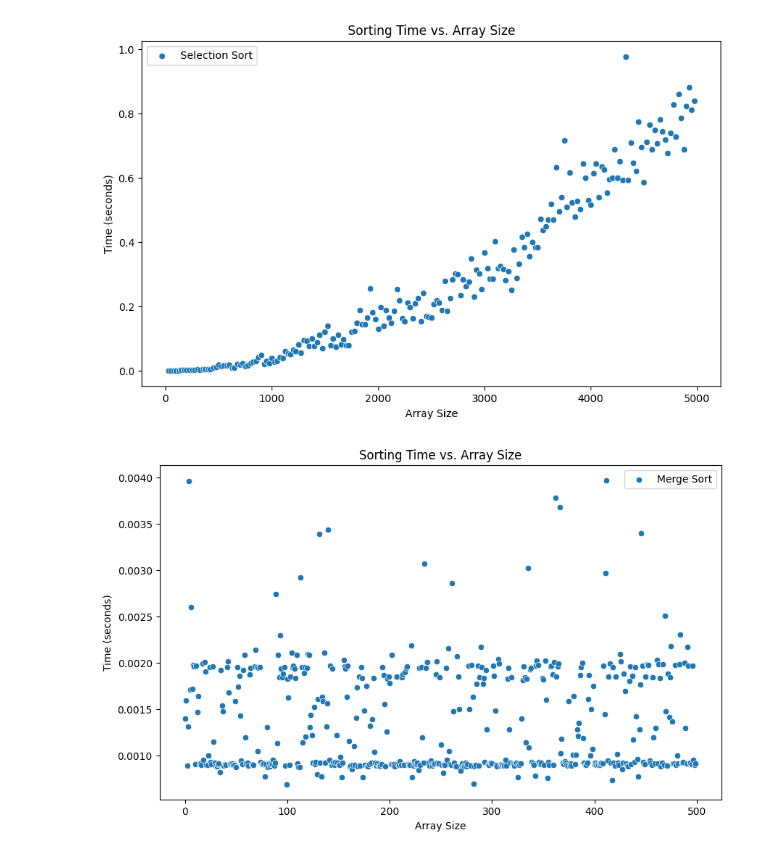
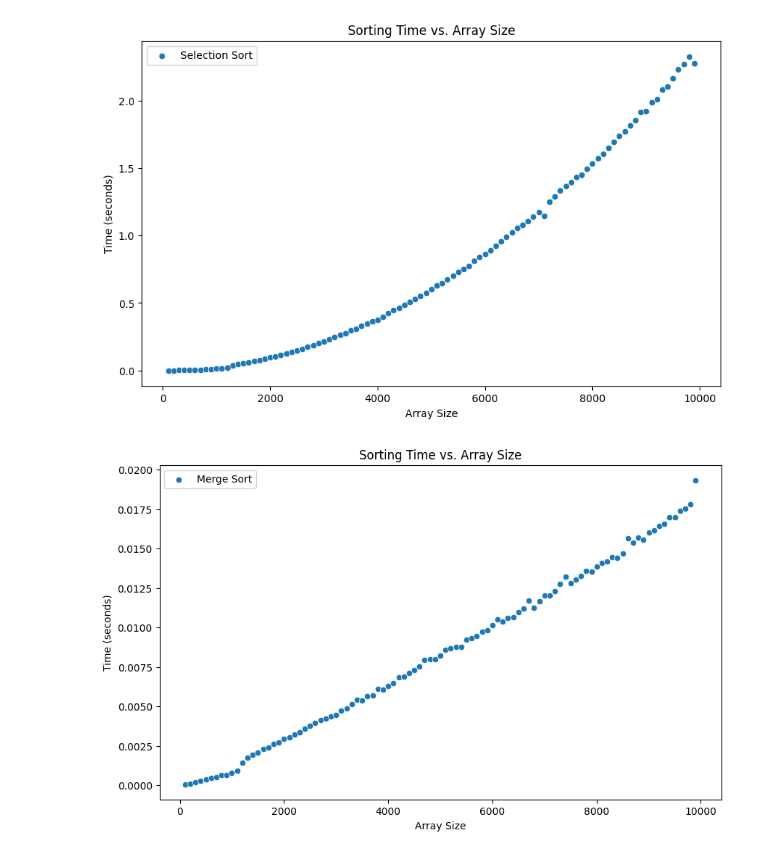
Before and after one commit to DesafianteHarmoniaCeleste/Statistics, a Jupyter notebook: Estatistica.ipynb, the cells around one changed output. Drawn from its saved outputs; the diff is of its cells as text; code cells hidden in the pictures.

Commit message:
boxplot pronto e criacao de dados corrigida

```diff
--- a/Estatistica.ipynb
+++ b/Estatistica.ipynb
@@ -58,7 +58,6 @@ def selection_sort(arr): # ordena os numeros de menores valores na posicao corre
 # BigO( n log[n] )
 
 def merge_sort(arr):
-    inicio = time.perf_counter() # inicia o contador de tempo antes da ordenação iniciar
 
     if len(arr) > 1: # se for igual a 1, retorna o proprio valor do array, voltando assim a arvore de recursao das metades separadas
         meio = len(arr) // 2
@@ -91,8 +90,12 @@ def merge_sort(arr):
             arr[k] = direita[j]
             j += 1
             k += 1
-    fim = time.perf_counter()
-    return (fim - inicio) #retorna o tempo total para que ocorra a ordenação
+
+def medir_tempo_merge_sort(arr): # funcao auxiliar para calcular o tempo do merge_sort, uma vez que a chamada recursiva da funcao reinicia seu tempo de medicao
+    inicio = time.perf_counter() # tempo de inicio
+    merge_sort(arr) # executa array dado
+    fim = time.perf_counter() # tempo final
+    return fim - inicio # a diferenca dara o tempo de execucao
 
 def quick_sort(arr):
     if len(arr) <= 1: # se tamanho do array for igual a 1, significa que a partição realizada pela chamada consecutiva da funcao recursiva, ja foi realizada
@@ -156,8 +159,8 @@ def radix_sort(arr):
     return (fim - inicio) #retorna o tempo total para que ocorra a ordenação
 # %%
 # Vetor com os tamanhos
-sizes_f = 5000
-sizes_pace = 25
+sizes_f = 10000
+sizes_pace = 100
 sizes = list(range(sizes_pace, sizes_f, sizes_pace))
 # %%
 # Coleta dos tempos para entradas variadas
@@ -173,7 +176,7 @@ for i in sizes:
     time_slct = selection_sort(arr.copy())
 
     # Tempo do merge-sort
-    time_merge = merge_sort(arr.copy())
+    time_merge = medir_tempo_merge_sort(arr.copy())
 
     # Tempo do quick-sort
     time_quick = quick_sort_time(arr.copy())
@@ -248,19 +251,19 @@ plt.ylabel("Time (seconds)")
 plt.legend()
 plt.show()
 # %% [output]
-[figure, old version]
+[figure, new version]
 # %%
 # Plotando resultados MergeSort
 
 plt.figure(figsize=(10, 6))
-sns.scatterplot(data=df2, x='Iteracao', y='Tempo Merge-Sort', label='Merge Sort')
+sns.scatterplot(data=df, x='Tamanho do vetor', y='Tempo Merge-Sort', label='Merge Sort')
 plt.title("Sorting Time vs. Array Size")
 plt.xlabel("Array Size")
 plt.ylabel("Time (seconds)")
 plt.legend()
 plt.show()
 # %% [output]
-[figure, old version]
+[figure, new version]
 # %%
 # Plotando resultados QuickSort
 
```
Also changed, not shown: parts of 13 cells of this notebook, 1 other file.
